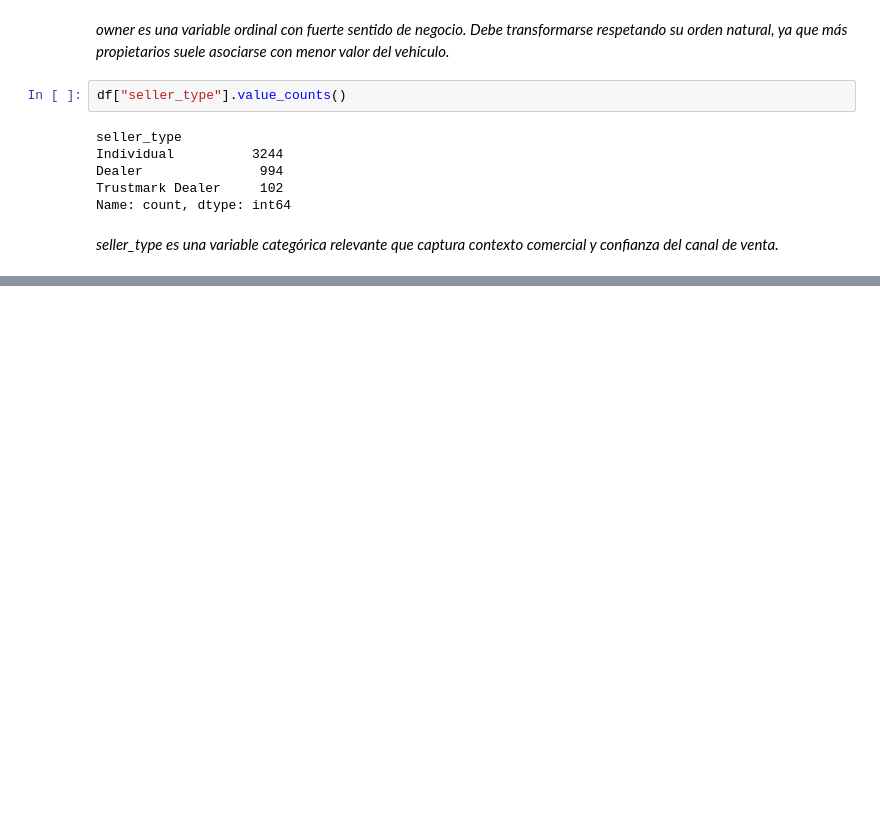
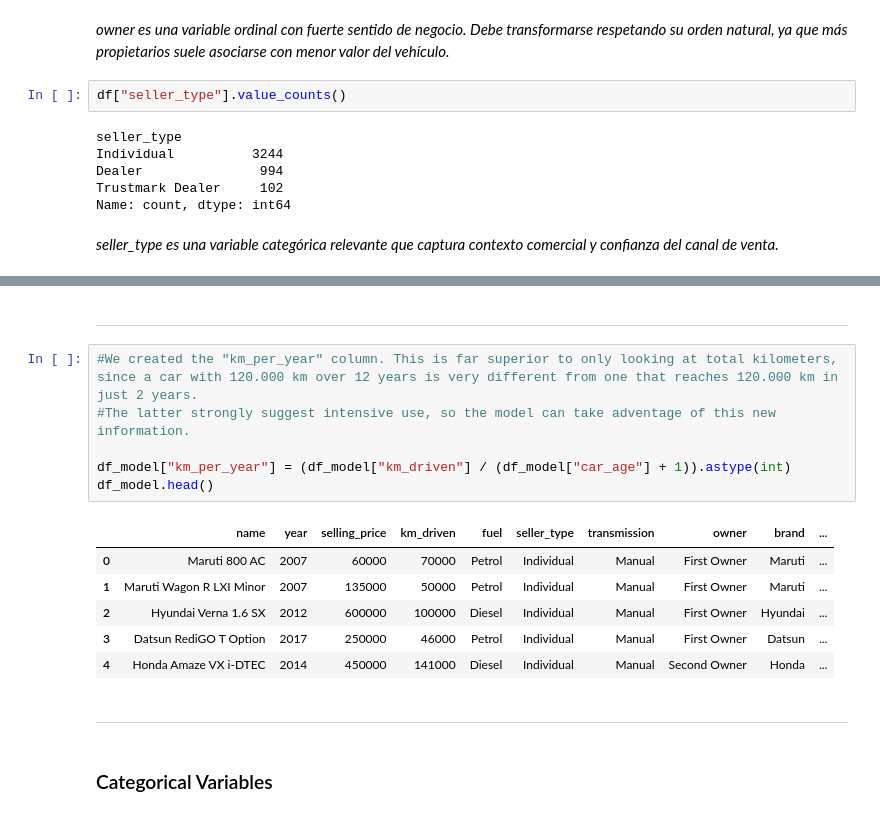
Before and after one commit to HectorAyusoMartin/used-car-price-ml, a Jupyter notebook: notebooks/EDA+experimentation+modeling.ipynb, the cells around one changed output, grey strips where cells are left out. Drawn from its saved outputs; the diff is of its cells as text; blank space fills up the shorter version.

```diff
--- a/notebooks/initial_eda.ipynb
+++ b/notebooks/EDA+experimentation+modeling.ipynb
@@ -609,0 +248,19 @@ Existe señal predictiva clara especialmente en:
+# %% [markdown]
+---
+# %%
+#We created the "km_per_year" column. This is far superior to only looking at total kilometers, since a car with 120.000 km over 12 years is very different from one that reaches 120.000 km in just 2 years.
+#The latter strongly suggest intensive use, so the model can take adventage of this new information.
+
+df_model["km_per_year"] = (df_model["km_driven"] / (df_model["car_age"] + 1)).astype(int)
+df_model.head()
+# %% [output]
+|  | name | year | selling_price | km_driven | fuel | seller_type | transmission | owner | brand | ... |
+| 0 | Maruti 800 AC | 2007 | 60000 | 70000 | Petrol | Individual | Manual | First Owner | Maruti | ... |
+| 1 | Maruti Wagon R LXI Minor | 2007 | 135000 | 50000 | Petrol | Individual | Manual | First Owner | Maruti | ... |
+| 2 | Hyundai Verna 1.6 SX | 2012 | 600000 | 100000 | Diesel | Individual | Manual | First Owner | Hyundai | ... |
+| 3 | Datsun RediGO T Option | 2017 | 250000 | 46000 | Petrol | Individual | Manual | First Owner | Datsun | ... |
+| 4 | Honda Amaze VX i-DTEC | 2014 | 450000 | 141000 | Diesel | Individual | Manual | Second Owner | Honda | ... |
+# %% [markdown]
+---
+# %% [markdown]
+### Categorical Variables
```
Also changed, not shown: parts of 21 cells of this notebook.
